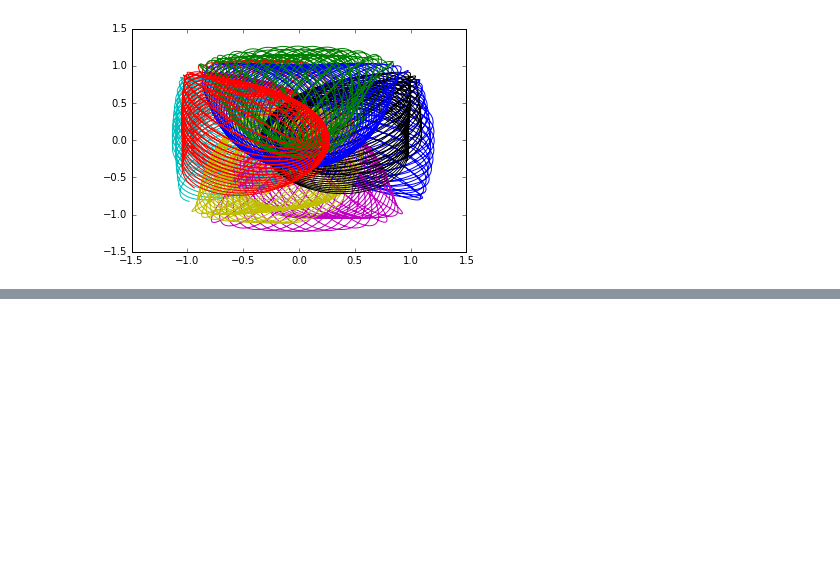
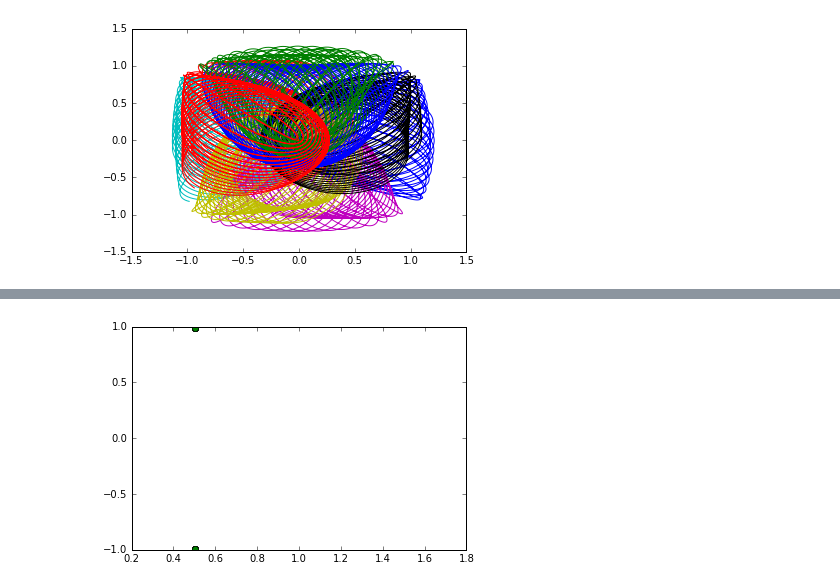
Before and after one commit to ignacio-vc/fcomp, a Jupyter notebook: clases/mapeo de poincare.ipynb, the cells around one changed output, grey strips where cells are left out. Drawn from its saved outputs; the diff is of its cells as text; code cells hidden in the pictures; blank space fills up the shorter version.

```diff
--- a/clases/mapeo de poincare.ipynb
+++ b/clases/mapeo de poincare.ipynb
@@ -209,0 +211,8 @@ plot(sol[:,0],sol[:,1])
+# %%
+pr,r = p_rho(puntos)
+xlim([0.2,1.8]),ylim([-1,1])
+plot(r[0],pr[0],'o')
+plot(r,pr,'o')
+show()
+# %% [output]
+[figure, added]
```
Also changed, not shown: parts of 5 cells of this notebook.
